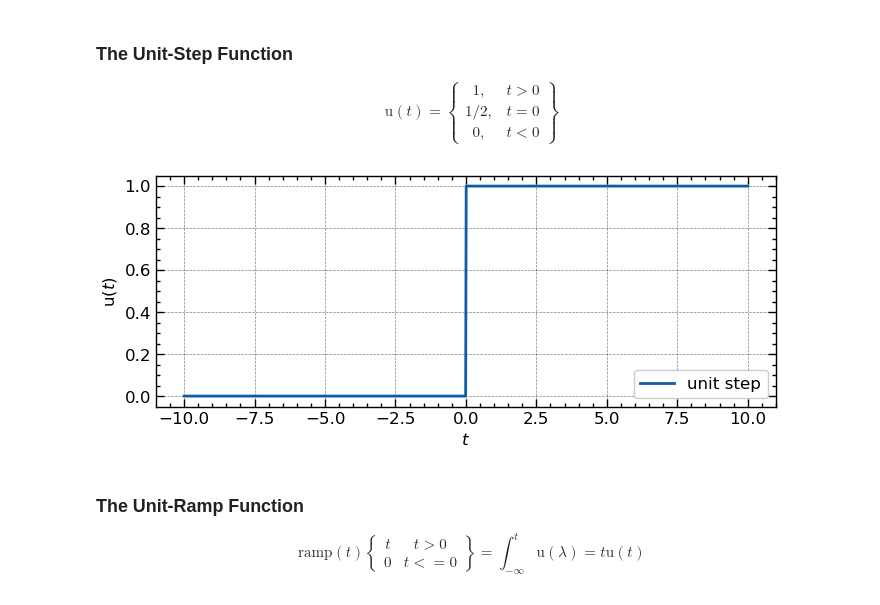
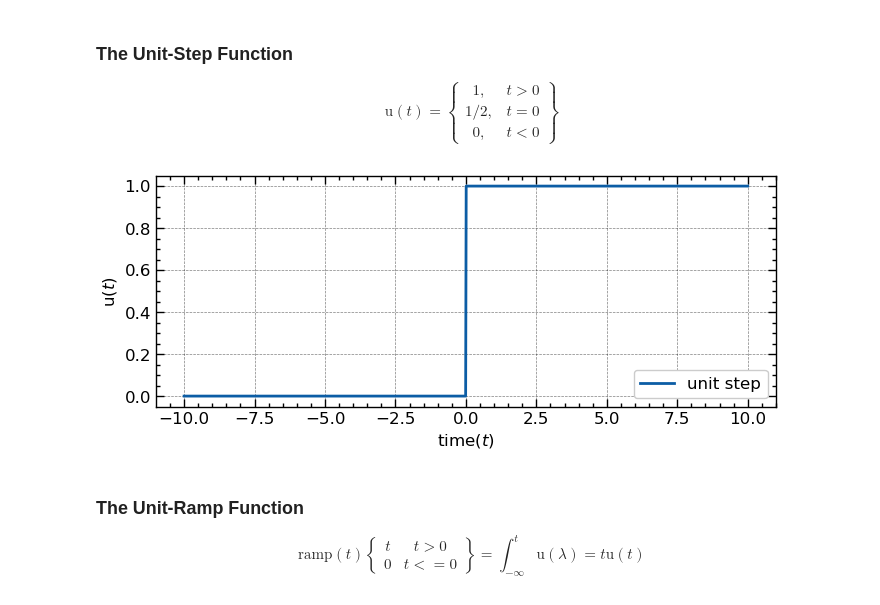
Before and after one commit to mshong/signals_systems, a Jupyter notebook: 01_Continuous Signals.ipynb, the cells around one changed output. Drawn from its saved outputs; the diff is of its cells as text; code cells hidden in the pictures.

```diff
--- a/01_Continuous Signals.ipynb
+++ b/01_Continuous Signals.ipynb
@@ -55,13 +55,13 @@ x = us(t)
 # %%
 plt.figure(figsize=(8,3))
 plt.plot(t, x, label='unit step')
-plt.xlabel('$t$', fontsize=12)
+plt.xlabel('$\mathrm{time}(t)$', fontsize=12)
 plt.ylabel('$\mathrm{u}(t)$', fontsize=12)
 plt.legend(loc='lower right', fontsize=12)
 plt.tick_params(axis='both', which='major', labelsize=12)
 plt.show()
 # %% [output]
-[figure, old version]
+[figure, new version]
 # %% [markdown]
 ### The Unit-Ramp Function
 $$
```
Also changed, not shown: parts of 12 cells of this notebook.
